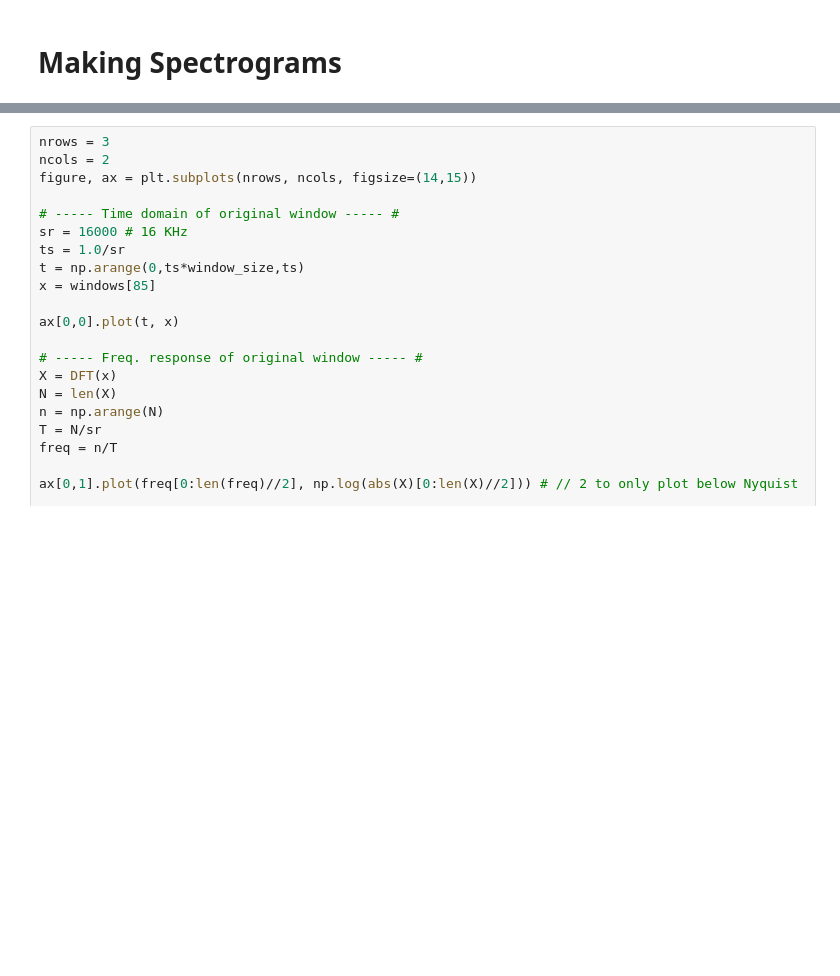
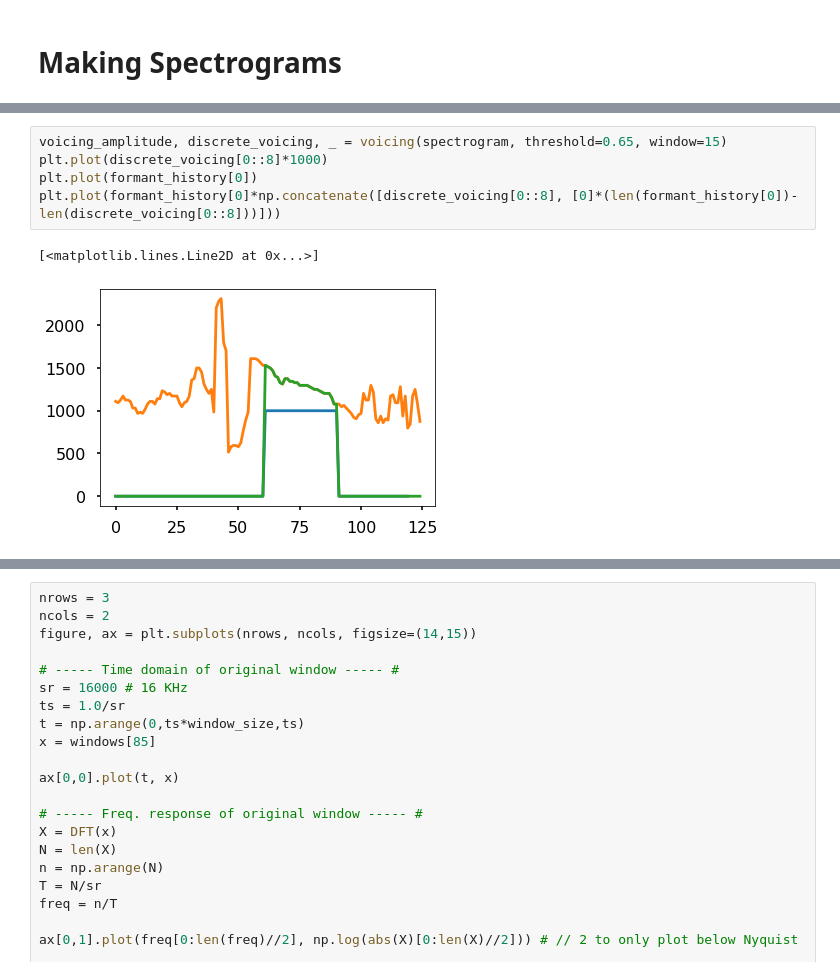
Before and after one commit to Calculasians/Praat, a Jupyter notebook: Spectrogram Level Activities.ipynb, the cells around one changed output, grey strips where cells are left out. Drawn from its saved outputs; the diff is of its cells as text; blank space fills up the shorter version.

```diff
--- a/Spectrogram Level Activities.ipynb
+++ b/Spectrogram Level Activities.ipynb
@@ -320,0 +418,8 @@ Text(0, 0.5, 'Hz')
+# %%
+voicing_amplitude, discrete_voicing, _ = voicing(spectrogram, threshold=0.65, window=15)
+plt.plot(discrete_voicing[0::8]*1000)
+plt.plot(formant_history[0])
+plt.plot(formant_history[0]*np.concatenate([discrete_voicing[0::8], [0]*(len(formant_history[0])-len(discrete_voicing[0::8]))]))
+# %% [output]
+[<matplotlib.lines.Line2D at 0x...>]
+[figure, added]
```
Also changed, not shown: parts of 17 cells of this notebook.
